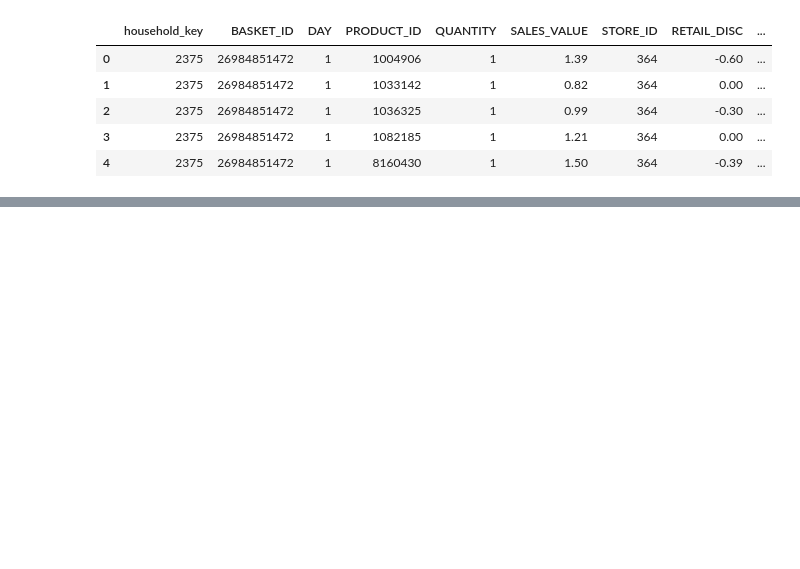
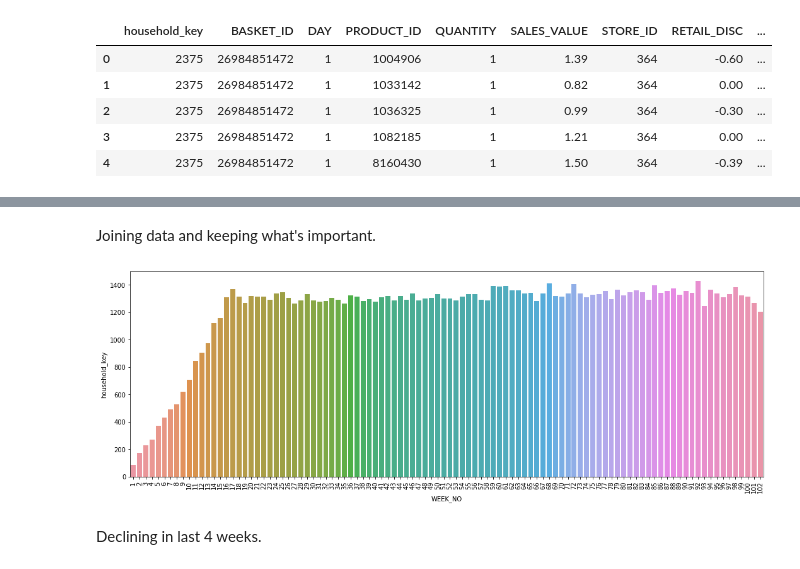
Before and after one commit to ambita20/Customer-Engagement-Python-Project, a Jupyter notebook: PythonProject.ipynb, the cells around one changed output, grey strips where cells are left out. Saved outputs shown, nothing was run; the diff lists cells and outputs as text; code cells hidden in the pictures; blank space fills up the shorter version.

```diff
--- a/PythonProject.ipynb
+++ b/PythonProject.ipynb
@@ -83,0 +142,13 @@ transaction_data_df.head()
+# %% [markdown]
+Joining data and keeping what's important.
+# %%
+total_household=transaction_data_df.groupby('WEEK_NO').household_key.nunique()
+total_household=total_household.reset_index()
+# %%
+fig = plt.figure(1, figsize=(18,6))
+ax=sns.barplot(x='WEEK_NO',y='household_key',data=total_household)
+ax.set_xticklabels(ax.get_xticklabels(), rotation=90);
+# %% [output]
+[figure, added]
+# %% [markdown]
+Declining  in last 4 weeks.
```
Also changed, not shown: parts of 16 cells of this notebook.
